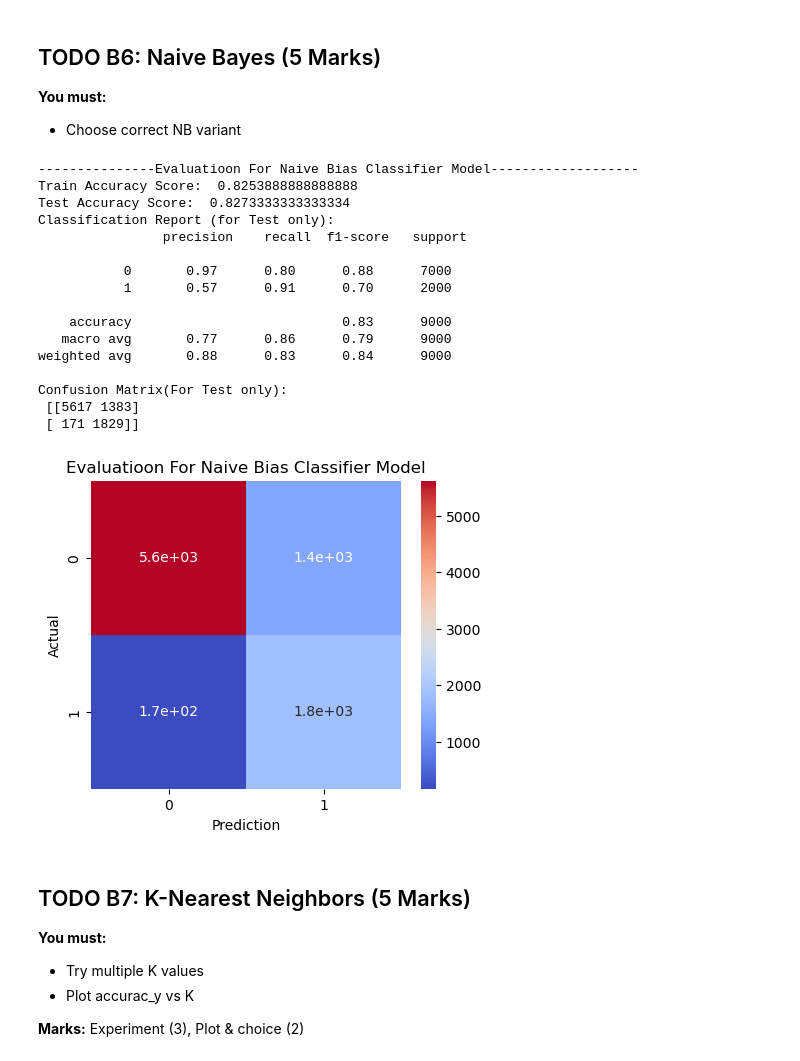
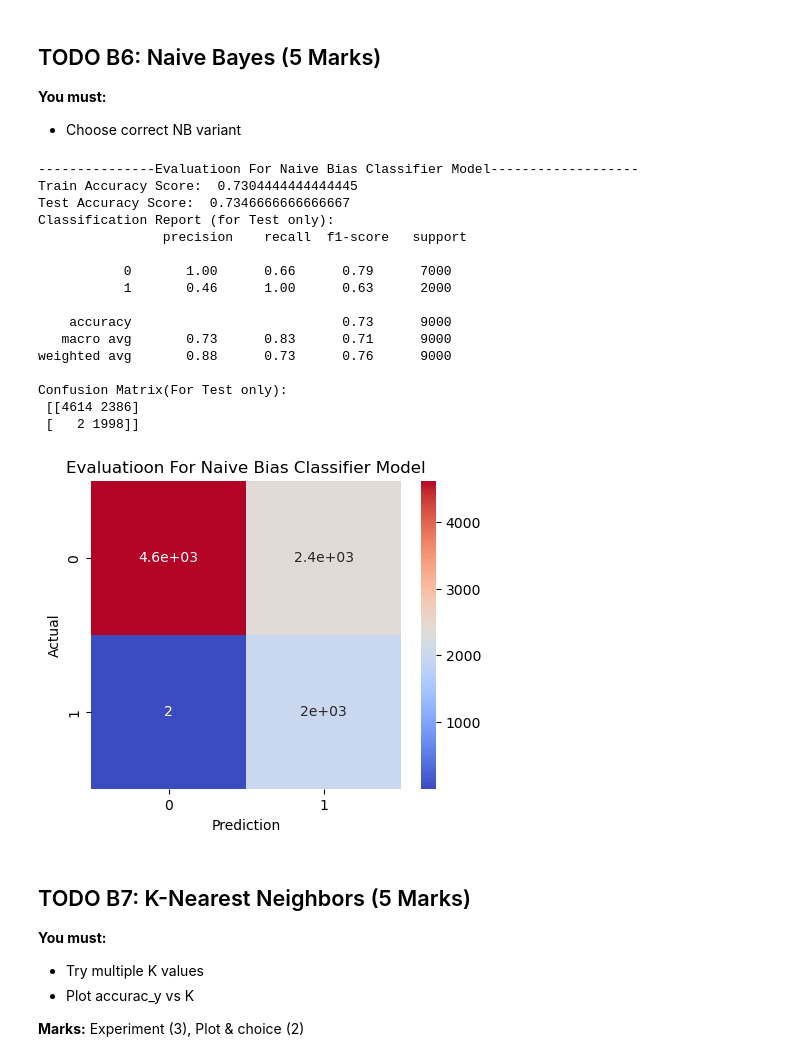
Before and after one commit to Marwanthe0/Machine-Learning-Assignments, a Jupyter notebook: Copy_of_AI_ML_Assignment_3_Module_19.ipynb, the cells around one changed output. Cells and saved outputs as stored; diff of their text form; code cells hidden in the pictures.

```diff
--- a/Copy_of_AI_ML_Assignment_3_Module_19.ipynb
+++ b/Copy_of_AI_ML_Assignment_3_Module_19.ipynb
@@ -393,7 +402,7 @@ c_cat_transformer = ColumnTransformer(
             c_ohe_encoding,
         ),
         (
-            "label",
+            "Ordinal",
             OrdinalEncoder(
                 categories=[
                     ["High School", "Associate", "Bachelor", "Master", "Doctorate"],
@@ -421,7 +430,7 @@ c_transformer = ColumnTransformer(
 **Marks:** Model (4), Metrics (4)
 # %%
 # TODO: Logistic Regression
-log_reg = LogisticRegression(C=1.0, max_iter=1000)
+log_reg = LogisticRegression(penalty='l2',C=1.0, max_iter=1000)
 log_reg_pipe = Pipeline([("transformer", c_transformer), ("ml_model", log_reg)])
 log_reg_pipe.fit(c_X_train, c_y_train)
 c_y_train_pred = log_reg_pipe.predict(c_X_train)
@@ -509,31 +518,31 @@ Confusion Matrix(For Test only):
 # %%
 # TODO: Naive Bayes
 naive_pipe = Pipeline([
     ("transformer",c_transformer),
-    ("ml_model",BernoulliNB())
+    ("ml_model",GaussianNB())
 ])
 naive_pipe.fit(c_X_train,c_y_train)
 c_y_train_pred_naive = naive_pipe.predict(c_X_train)
 c_y_test_pred_naive = naive_pipe.predict(c_X_test)
 evaluation(c_y_train,c_y_train_pred_naive,c_y_test,c_y_test_pred_naive,"Naive Bias Classifier")
 # %% [output]
 ---------------Evaluatioon For Naive Bias Classifier Model-------------------
-Train Accuracy Score:  0.8253888888888888
-Test Accuracy Score:  0.8273333333333334
+Train Accuracy Score:  0.7304444444444445
+Test Accuracy Score:  0.7346666666666667
 Classification Report (for Test only):
                 precision    recall  f1-score   support
 
-           0       0.97      0.80      0.88      7000
-           1       0.57      0.91      0.70      2000
+           0       1.00      0.66      0.79      7000
+           1       0.46      1.00      0.63      2000
 
-    accuracy                           0.83      9000
-   macro avg       0.77      0.86      0.79      9000
-weighted avg       0.88      0.83      0.84      9000
+    accuracy                           0.73      9000
+   macro avg       0.73      0.83      0.71      9000
+weighted avg       0.88      0.73      0.76      9000
 
 Confusion Matrix(For Test only):
- [[5617 1383]
- [ 171 1829]]
+ [[4614 2386]
+ [   2 1998]]
-[figure, old version]
+[figure, new version]
 # %% [markdown]
 ## TODO B7: K-Nearest Neighbors (5 Marks)
 **You must:**
```
Also changed, not shown: parts of 8 cells of this notebook.
